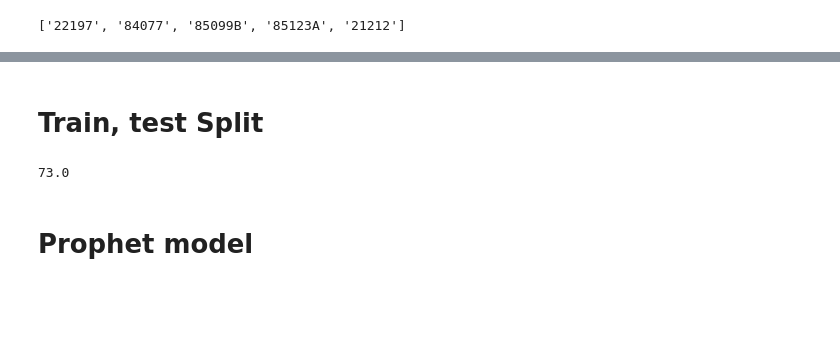
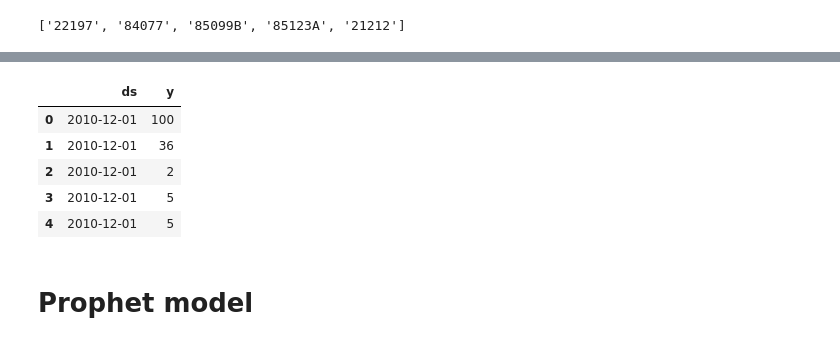
Before and after one commit to dimitsagk/ClientClustering_InventoryForecast, a Jupyter notebook: notebooks/04_InventoryForecast_ML-notebook.ipynb, the cells around one changed output, grey strips where cells are left out. Cells and saved outputs as stored; diff of their text form; code cells hidden in the pictures; blank space fills up the shorter version.

```diff
--- a/notebooks/04_InventoryForecast_ML-notebook.ipynb
+++ b/notebooks/04_InventoryForecast_ML-notebook.ipynb
@@ -281,4 +181,0 @@ df_stock_top_pr.plot(x='ds',y='y',figsize=(18,6))
-# %%
-# testing outlier clipping
-tq_UpperLimit = (df_stock_top_pr.y.mean() + df_stock_top_pr.y.std()*3).round(0).astype(int)
-tq_UpperLimit
@@ -317,6 +181,0 @@ df_stock_top_pr_clip.plot(x='ds',y='y',figsize=(18,6))
-# %% [markdown]
-# Train, test Split
-# %%
-365-(365*0.8)
-# %% [output]
-73.0
@@ -325,0 +182,33 @@ test = df_stock_top_pr.iloc[len(df_stock_top_pr)-73:]
+# %%
+def df_prep(df_2,products_top, product_i,filtering=False, clipping = False):
+    df = df_2.copy()
+    if filtering==True:
+        df = df[df.StockCode == products_top[product_i]].drop(columns='StockCode').reset_index(drop=True)
+    else:
+        df.drop(columns='StockCode', inplace=True)
+
+    for i in range(df.shape[1]):
+        if df.iloc[:,i].dtypes =='<M8[ns]':
+            df.rename(columns={df.columns[i]: "ds"}, inplace=True)
+        else:
+            df.rename(columns={df.columns[i]: "y"}, inplace=True)
+
+    df = df[['ds', 'y']]
+
+    if clipping == True:
+        tq_UpperLimit = (df.y.mean() + df.y.std()*3).round(0).astype(int)
+        df_clip = df.copy()
+        df_clip.loc[df_clip.y > tq_UpperLimit , 'y'] = tq_UpperLimit
+        return df_clip
+    else:
+        return df
+# %%
+df_stock_top_pr = df_prep(df_stock, products_top, 0, True,False)
+df_stock_top_pr.head()
+# %% [output]
+|  | ds | y |
+| 0 | 2010-12-01 | 100 |
+| 1 | 2010-12-01 | 36 |
+| 2 | 2010-12-01 | 2 |
+| 3 | 2010-12-01 | 5 |
+| 4 | 2010-12-01 | 5 |
```
Also changed, not shown: parts of 66 cells of this notebook.
